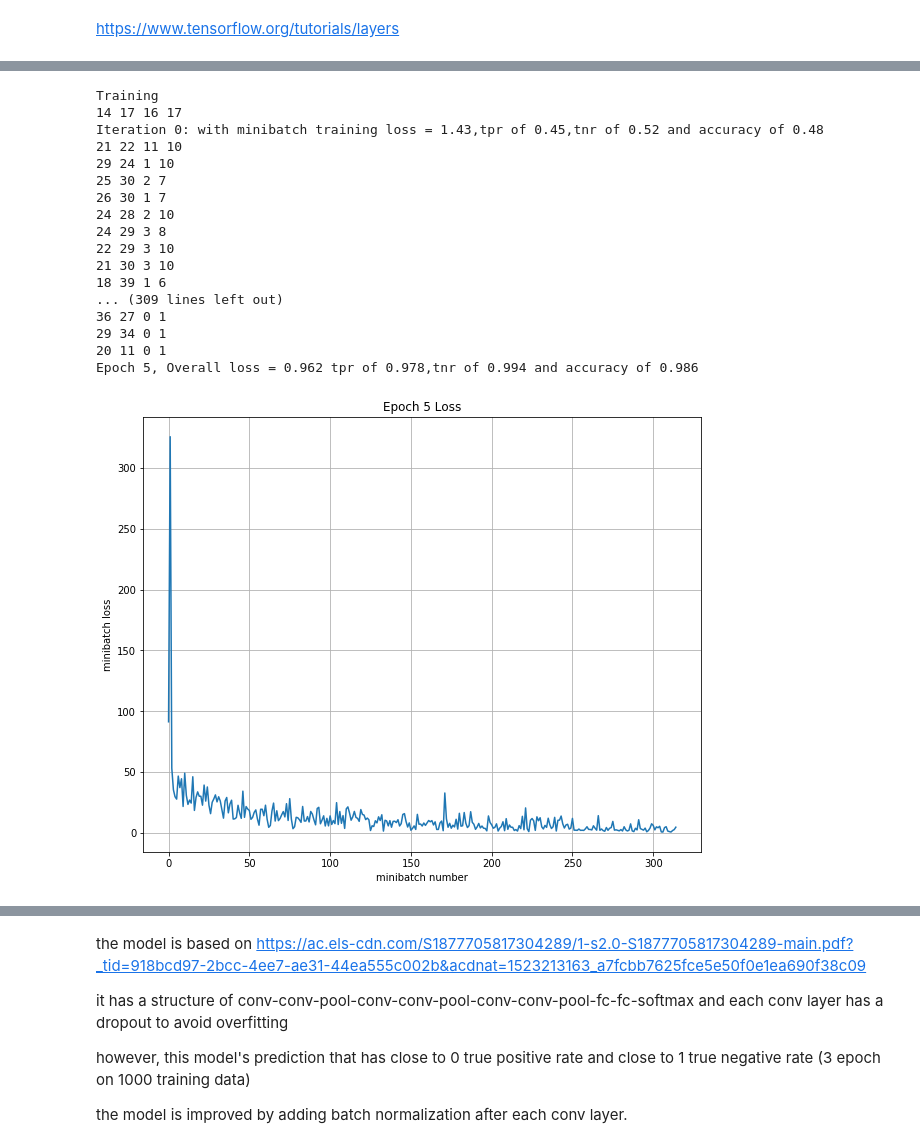
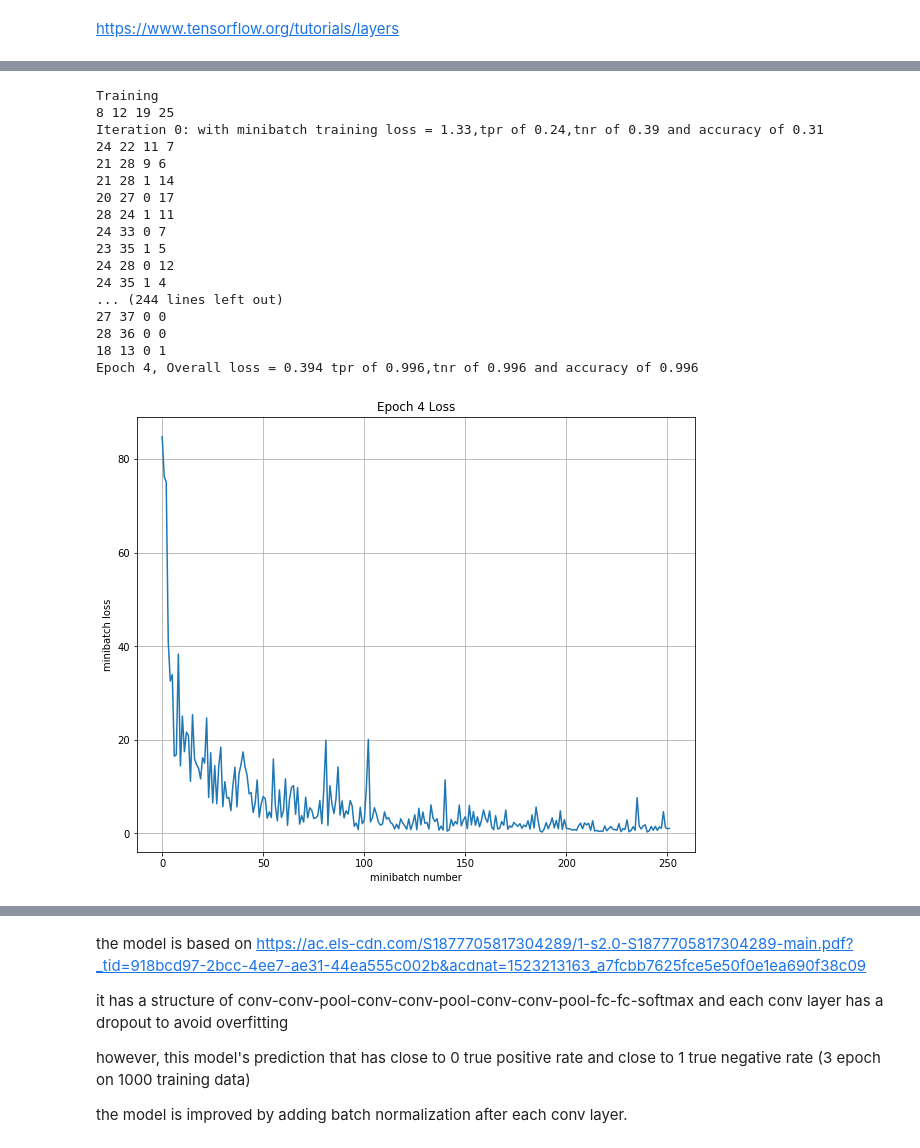
Before and after one commit to Gilliamwu/CV50035Repo, a Jupyter notebook: CNN with TF.ipynb, the cells around one changed output, grey strips where cells are left out. Saved outputs shown, nothing was run; the diff lists cells and outputs as text; code cells hidden in the pictures.

```diff
--- a/CNN with TF.ipynb
+++ b/CNN with TF.ipynb
@@ -34,7 +35,7 @@ tf.logging.set_verbosity(tf.logging.INFO)
 #load data
 FOLDER_PATH = '..'
 # random
-train_size = 2000
+train_size = 1000
 test_size = 100
 val_size = 40
 
@@ -50,9 +51,15 @@ val_size = 40
 # print( X_test.shape , Y_test.shape  )
 # print( X_val.shape  , Y_val.shape   )
 #fixed from range
-X_train, Y_train = gi.get_concrete_data(range(1601, 3601), range(1601, 3601), path = FOLDER_PATH)
-X_test , Y_test  = gi.get_concrete_data(range(501 , 541 ), range(501 , 541 ), path = FOLDER_PATH)
-X_val  , Y_val   = gi.get_concrete_data(range(1001, 1101), range(1001, 1101), path = FOLDER_PATH)
+# X_train, Y_train = gi.get_concrete_data(range(1601, 3601), range(1601, 3601), path = FOLDER_PATH)
+# X_test , Y_test  = gi.get_concrete_data(range(501 , 541 ), range(501 , 541 ), path = FOLDER_PATH)
+# X_val  , Y_val   = gi.get_concrete_data(range(1001, 1101), range(1001, 1101), path = FOLDER_PATH)
+# X_test2 , Y_test2  = gi.get_concrete_data(range(542 , 1000 ), range(542 , 1000 ), path = FOLDER_PATH)
+
+X_train, Y_train = gi.get_concrete_data(range(0, 1000), range(0, 1000), path = FOLDER_PATH)
+X_test , Y_test  = gi.get_concrete_data(range(1000 , 1040 ), range(1000 , 1040 ), path = FOLDER_PATH)
+X_val  , Y_val   = gi.get_concrete_data(range(1040, 1141), range(1040, 1141), path = FOLDER_PATH)
+# X_test2 , Y_test2  = gi.get_concrete_data(range(542 , 1000 ), range(542 , 1000 ), path = FOLDER_PATH)
 
 print( X_train.shape, Y_train.shape )
 print( X_test.shape , Y_test.shape  )
@@ -193,25 +200,43 @@ class CNN_model:
 
         conv1 = tf.layers.conv2d(
       inputs=input_layer,
-      filters=8,
+      filters=32,
       kernel_size=[3, 3],
       padding="same",
       activation=tf.nn.relu)
         bn1act = tf.layers.batch_normalization(inputs=conv1, training=is_training)
+                #add dropout
+        dropout_conv1 = tf.layers.dropout(
+      inputs=bn1act, rate=0.3, training=is_training)
 
-        pool1 = tf.layers.max_pooling2d(inputs=bn1act, pool_size=[2, 2], strides=2)
+
+
+        pool1 = tf.layers.max_pooling2d(inputs=dropout_conv1, pool_size=[2, 2], strides=2)
+        conv2 = tf.layers.conv2d(
+      inputs=pool1,
+      filters=32,
+      kernel_size=[3, 3],
+      padding="same",
+      activation=tf.nn.relu)
+                #add dropout
+        dropout_conv2 = tf.layers.dropout(
+      inputs=conv2, rate=0.3, training=is_training)
+        bn2act = tf.layers.batch_normalization(inputs=dropout_conv2, training=is_training)
+
+
+        pool2 = tf.layers.max_pooling2d(inputs=bn2act, pool_size=[2, 2], strides=2)
 
   # Flatten tensor into a batch of vectors
-        pool1_flat = tf.reshape(pool1, [-1, 113 * 113 * 8])
+        pool2_flat = tf.reshape(pool2, [-1, 56 * 56 * 32])
 
   # Dense Layer
   # Densely connected layer with 128 neurons
-        dense = tf.layers.dense(inputs=pool1_flat, units=1024, activation=tf.nn.relu)
+        dense = tf.layers.dense(inputs=pool2_flat, units=128, activation=tf.nn.relu)
         bn2act = tf.layers.batch_normalization(inputs=dense, training=is_training)
 
   # Add dropout operation; 0.6 probability that element will be kept to avoid overfitting
         dropout = tf.layers.dropout(
-      inputs=bn2act, rate=0.4, training=is_training)
+      inputs=bn2act, rate=0.3, training=is_training)
 
   # Logits layer
   # Input Tensor Shape: [batch_size, 128]
@@ -220,49 +245,49 @@ class CNN_model:
         return logits
 
 
 #load model
 model=CNN_model(X_train,Y_train)
 
 tf.reset_default_graph()
 
 X = tf.placeholder(tf.float32, [None, 227, 227],name="X")
 y = tf.placeholder(tf.int64, [None],name="y")
 is_training = tf.placeholder(tf.bool,name="training")
 
 y_out = model.cnn_model_fn(X,y,is_training)
 # print(y_out)
 # print(is_training)
 total_loss = tf.losses.softmax_cross_entropy(logits=y_out, onehot_labels=tf.one_hot(y,2))
 mean_loss = tf.reduce_mean(total_loss)
 optimizer = tf.train.AdamOptimizer(1e-4) #adam
 extra_update_ops = tf.get_collection(tf.GraphKeys.UPDATE_OPS)
 with tf.control_dependencies(extra_update_ops):
     train_step = optimizer.minimize(mean_loss)
 
 sess = tf.Session()
 sess.run(tf.global_variables_initializer())
 saver = tf.train.Saver()
 print('Training')
-run_model_TF(sess,y_out,mean_loss,X_train,Y_train,5,64,100,train_step,True)
+run_model_TF(sess,y_out,mean_loss,X_train,Y_train,4,64,100,train_step,True)
 #save the model
 #the training is over 4000 data(2000 pos 2000 neg) over 5 epoch
-saver.save(sess, '../trained_model/cnn_model')
+saver.save(sess, '../trained_model2/cnn_model')
 # %% [output]
 Training
-14 17 16 17
-Iteration 0: with minibatch training loss = 1.43,tpr of 0.45,tnr of 0.52 and accuracy of 0.48
-21 22 11 10
-29 24 1 10
-25 30 2 7
-26 30 1 7
-24 28 2 10
-24 29 3 8
-22 29 3 10
-21 30 3 10
-18 39 1 6
-... (309 lines left out)
-36 27 0 1
-29 34 0 1
-20 11 0 1
-Epoch 5, Overall loss = 0.962 tpr of 0.978,tnr of 0.994 and accuracy of 0.986
+8 12 19 25
+Iteration 0: with minibatch training loss = 1.33,tpr of 0.24,tnr of 0.39 and accuracy of 0.31
+24 22 11 7
+21 28 9 6
+21 28 1 14
+20 27 0 17
+28 24 1 11
+24 33 0 7
+23 35 1 5
+24 28 0 12
+24 35 1 4
+... (244 lines left out)
+27 37 0 0
+28 36 0 0
+18 13 0 1
+Epoch 4, Overall loss = 0.394 tpr of 0.996,tnr of 0.996 and accuracy of 0.996
-[figure, old version]
+[figure, new version]
```
Also changed, not shown: parts of 8 cells of this notebook, 3 other files.
